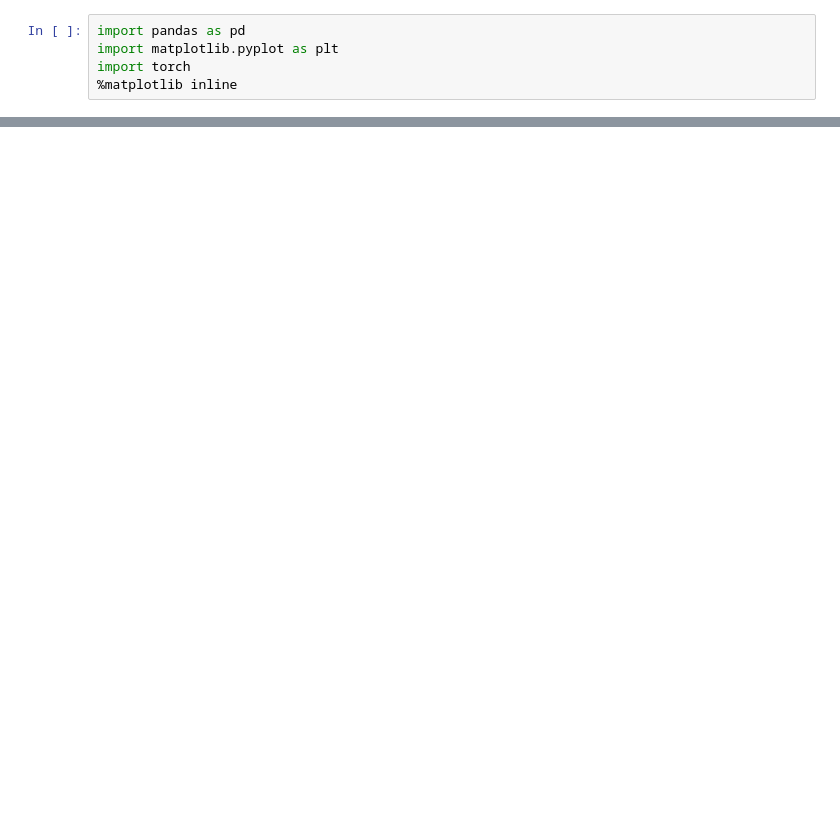
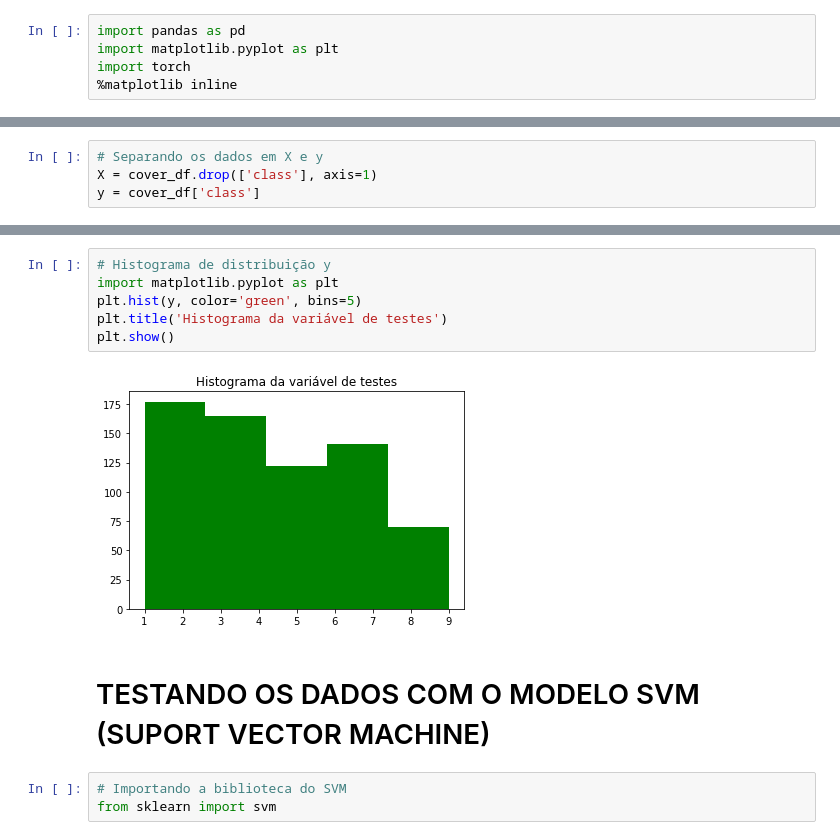
Before and after one commit to marcelogeomac/MachineLearning_ClassificacaoRegressao, a Jupyter notebook: MachineLearning_ClassificacaoRegressao_2.ipynb, the cells around one changed output, grey strips where cells are left out. Saved outputs shown, nothing was run; the diff lists cells and outputs as text; blank space fills up the shorter version.

```diff
--- a/MachineLearning_ClassificacaoRegressao_2.ipynb
+++ b/MachineLearning_ClassificacaoRegressao_2.ipynb
@@ -260,0 +206,4 @@ plt.show
+# %%
+# Separando os dados em X e y
+X = cover_df.drop(['class'], axis=1)
+y = cover_df['class']
@@ -260,0 +314,13 @@ plt.show
+# %%
+# Histograma de distribuição y
+import matplotlib.pyplot as plt
+plt.hist(y, color='green', bins=5)
+plt.title('Histograma da variável de testes')
+plt.show()
+# %% [output]
+[figure, added]
+# %% [markdown]
+# TESTANDO OS DADOS COM O MODELO SVM (SUPORT VECTOR MACHINE)
+# %%
+# Importando a biblioteca do SVM
+from sklearn import svm
```
Also changed, not shown: parts of 36 cells of this notebook.
